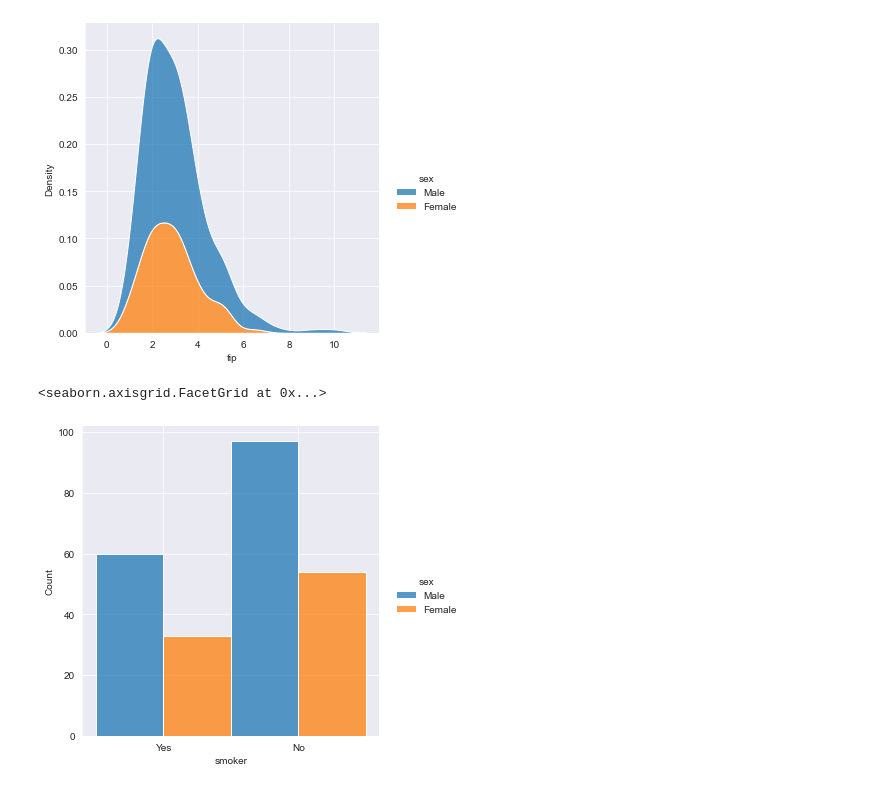
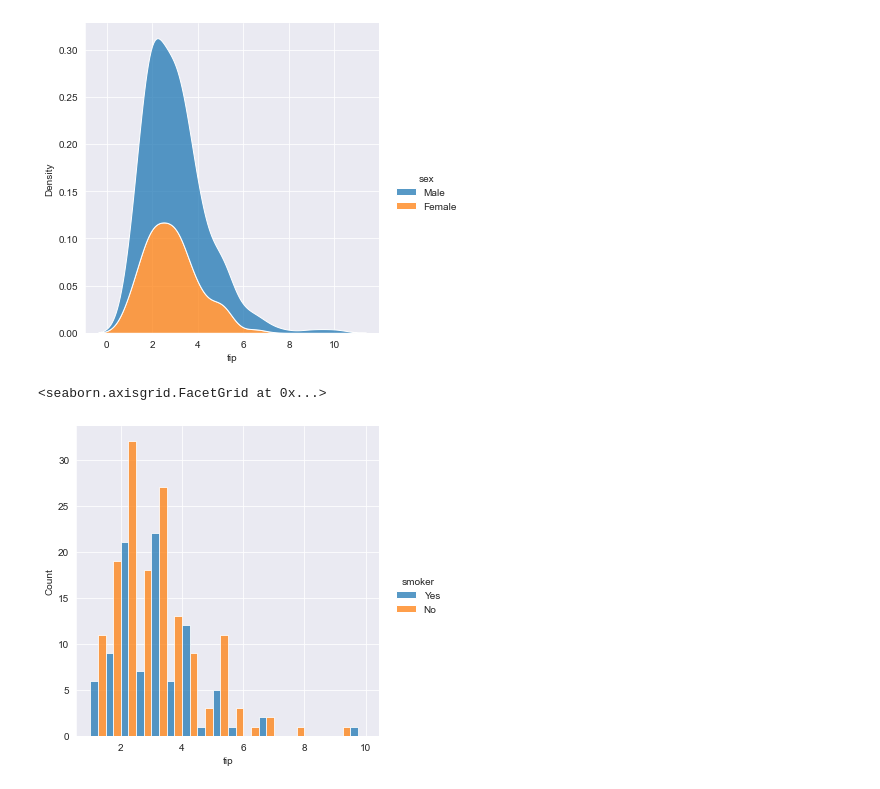
Before and after one commit to hasturseven/visualizacionDatos, a Jupyter notebook: Distribuciones.ipynb, the cells around one changed output. Drawn from its saved outputs; the diff is of its cells as text; code cells hidden in the pictures.

```diff
--- a/Distribuciones.ipynb
+++ b/Distribuciones.ipynb
@@ -111,7 +111,7 @@ sns.displot(data=tips,x='tip',hue='sex',kind='kde',multiple='stack');
 <seaborn.axisgrid.FacetGrid at 0x...>
 [figure]
 # %%
-sns.displot(data=tips,x='smoker',hue='sex',multiple='dodge')
+sns.displot(data=tips,x='tip',hue='smoker',multiple='dodge')
 # %% [output]
 <seaborn.axisgrid.FacetGrid at 0x...>
-[figure, old version]
+[figure, new version]
```
Also changed, not shown: 1 other file.
